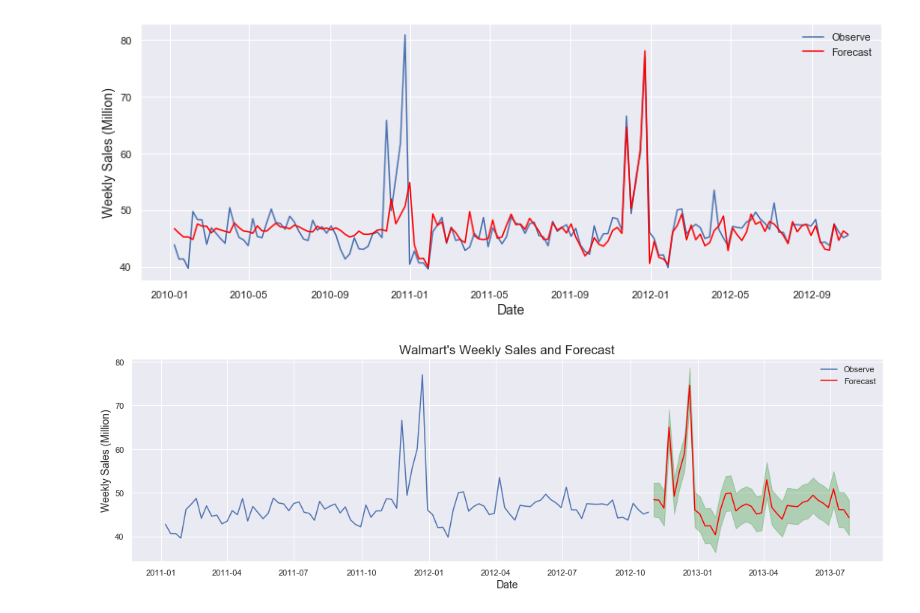
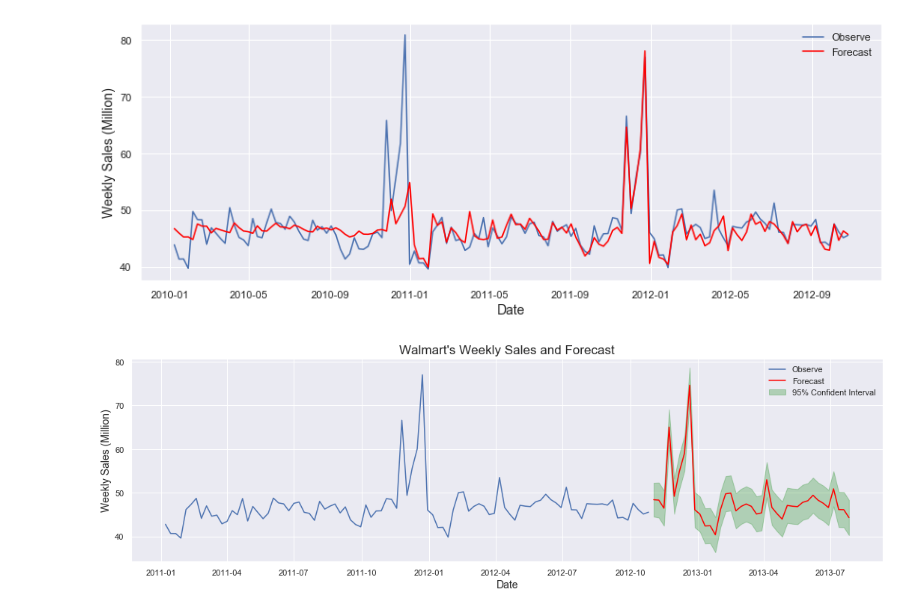
Before and after one commit to Raviknight/walmart_sales, a Jupyter notebook: 03_walmart_models.ipynb, the cells around one changed output. Cells and saved outputs as stored; diff of their text form; code cells hidden in the pictures.

```diff
--- a/03_walmart_models.ipynb
+++ b/03_walmart_models.ipynb
@@ -344,32 +344,32 @@ plt.show()
 '''Plot original time series and forecast for the next 39 weeks'''
 
 # get date for the next 39 time series index
 forecast_index = pd.read_csv('data/ts_forecast.csv', header=None).rename(columns={0:'Date'})
 
 # get forecast and confident intervals for the next 39 weeks
 forecast, forecast_ci = stepwise_model.predict(39, return_conf_int=True, alpha=0.05)
 sales_forecast = pd.DataFrame({'Weekly Sales (Million)': forecast,
                                'Lower': forecast_ci[:,0],
                                'Upper': forecast_ci[:,1]}, index=pd.to_datetime(forecast_index['Date']))
 
 # create figure
 fig, ax = plt.subplots(figsize=(18,5))
 
 # plot original time series for sales from Nov 2010
 plt.plot(sales[sales.index > pd.to_datetime('2010-12-31')], label='Observe')
 
 # plot future sales forecast
 plt.plot(sales_forecast['Weekly Sales (Million)'], label='Forecast', color='red')
 
 # plot forecast's confident interval
 ax.fill_between(sales_forecast.index,
                 sales_forecast['Lower'],
-                sales_forecast['Upper'], color='green', alpha=.25)
+                sales_forecast['Upper'], color='green', alpha=.25, label='95% Confident Interval')
 
 plt.legend(loc='best', frameon=False)
 plt.ylabel('Weekly Sales (Million)')
 plt.xlabel('Date')
 plt.title("Walmart's Weekly Sales and Forecast")
 plt.show()
 # %% [output]
-[figure, old version]
+[figure, new version]
```
Also changed, not shown: parts of 5 cells of this notebook.
